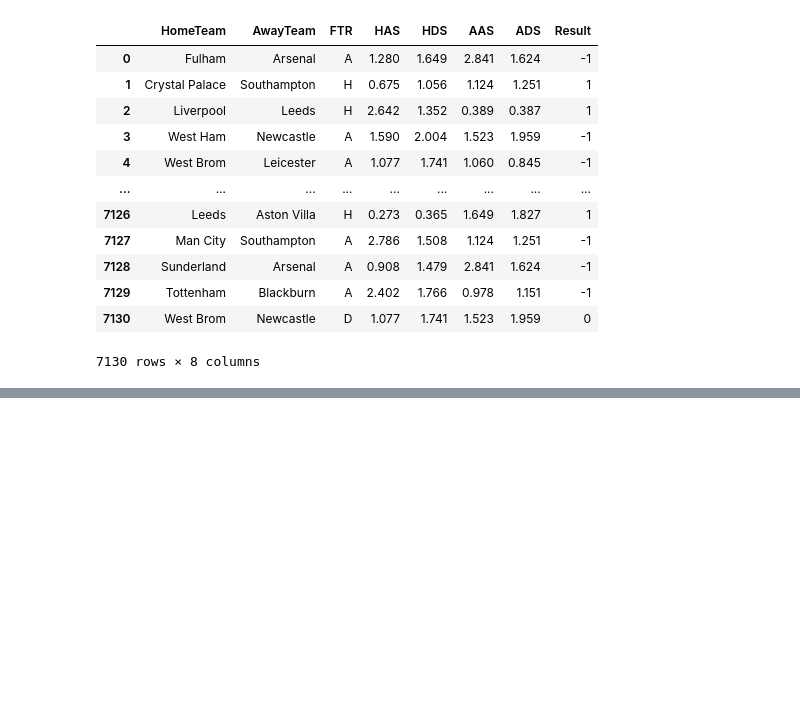
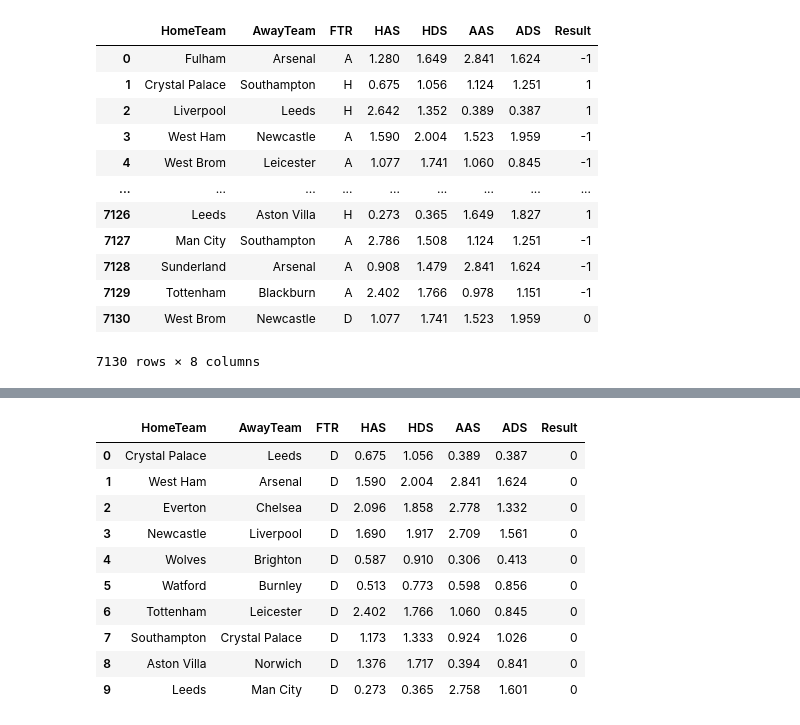
Before and after one commit to saylibhavsar/Football-Data-Analysis, a Jupyter notebook: Web Scraping - Football Analysis.ipynb, the cells around one changed output, grey strips where cells are left out. Cells and saved outputs as stored; diff of their text form; code cells hidden in the pictures; blank space fills up the shorter version.

Commit message:
Add files via upload
new_fixtures final

```diff
--- a/Web Scraping - Football Analysis.ipynb
+++ b/Web Scraping - Football Analysis.ipynb
@@ -445,0 +445,28 @@ new_fixtures.head()
+# %%
+new_HAS = []
+new_HDS = []
+new_AAS = []
+new_ADS = []
+for index,row in new_fixtures.iterrows():
+    new_HAS.append(table[table['Team'] == row['HomeTeam']]['HAS'].values[0])
+    new_HDS.append(table[table['Team'] == row['HomeTeam']]['HDS'].values[0])
+    new_AAS.append(table[table['Team'] == row['AwayTeam']]['AAS'].values[0])
+    new_ADS.append(table[table['Team'] == row['AwayTeam']]['ADS'].values[0])
+
+new_fixtures['HAS'] = new_HAS
+new_fixtures['HDS'] = new_HDS
+new_fixtures['AAS'] = new_AAS
+new_fixtures['ADS'] = new_ADS
+new_fixtures
+# %% [output]
+|  | HomeTeam | AwayTeam | FTR | HAS | HDS | AAS | ADS | Result |
+| 0 | Crystal Palace | Leeds | D | 0.675 | 1.056 | 0.389 | 0.387 | 0 |
+| 1 | West Ham | Arsenal | D | 1.590 | 2.004 | 2.841 | 1.624 | 0 |
+| 2 | Everton | Chelsea | D | 2.096 | 1.858 | 2.778 | 1.332 | 0 |
+| 3 | Newcastle | Liverpool | D | 1.690 | 1.917 | 2.709 | 1.561 | 0 |
+| 4 | Wolves | Brighton | D | 0.587 | 0.910 | 0.306 | 0.413 | 0 |
+| 5 | Watford | Burnley | D | 0.513 | 0.773 | 0.598 | 0.856 | 0 |
+| 6 | Tottenham | Leicester | D | 2.402 | 1.766 | 1.060 | 0.845 | 0 |
+| 7 | Southampton | Crystal Palace | D | 1.173 | 1.333 | 0.924 | 1.026 | 0 |
+| 8 | Aston Villa | Norwich | D | 1.376 | 1.717 | 0.394 | 0.841 | 0 |
+| 9 | Leeds | Man City | D | 0.273 | 0.365 | 2.758 | 1.601 | 0 |
```
Also changed, not shown: parts of 5 cells of this notebook.
